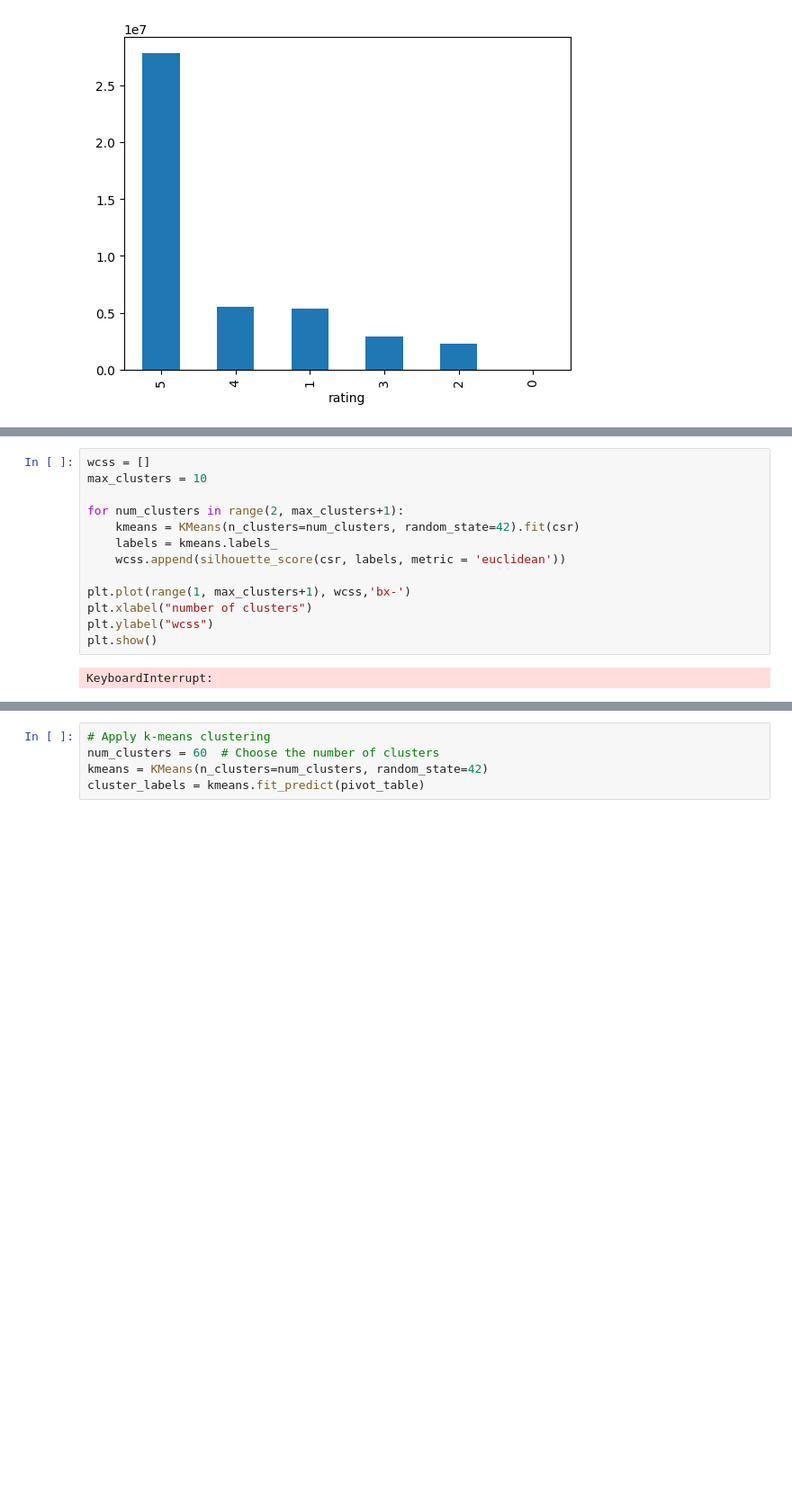
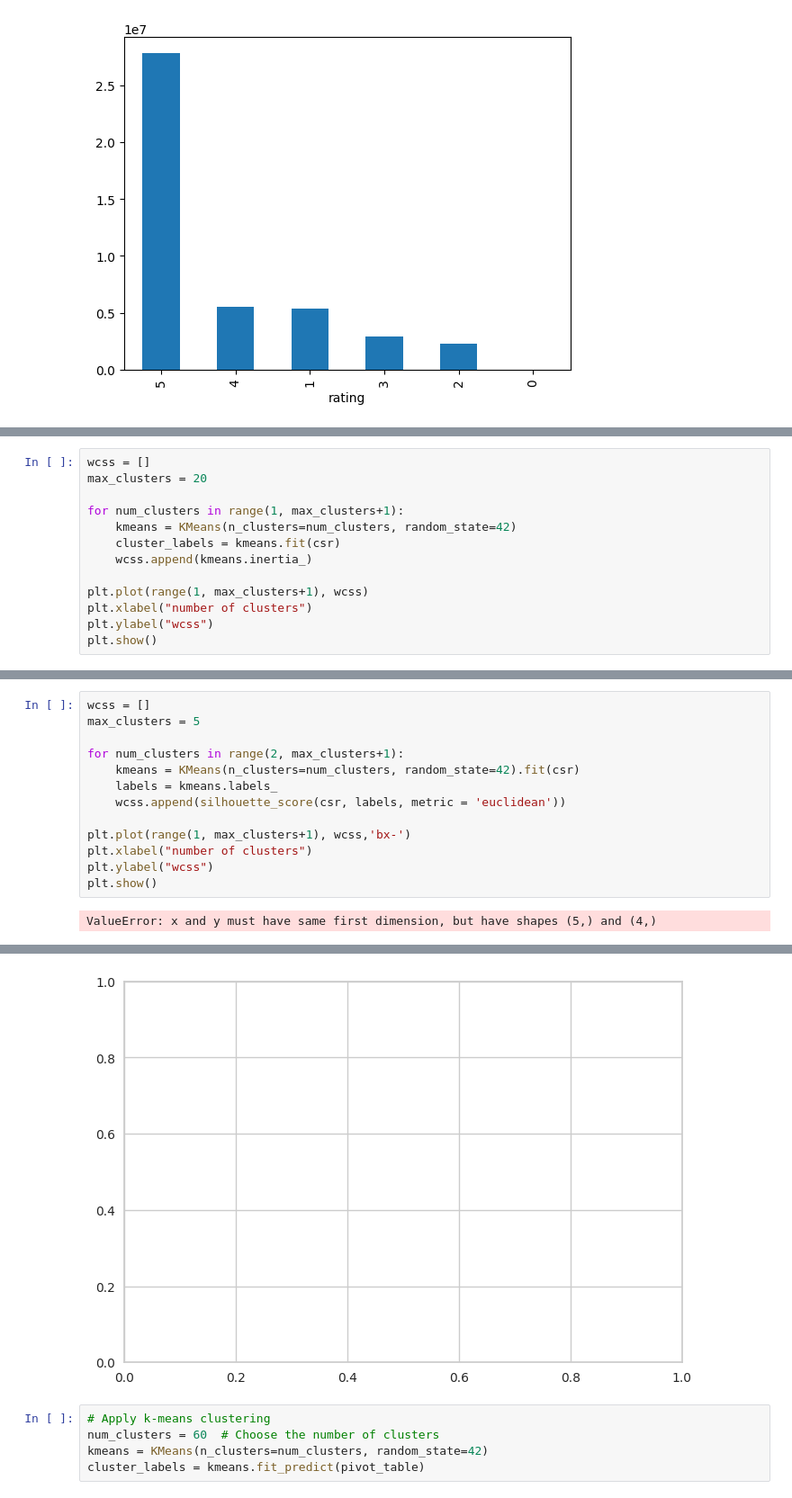
Before and after one commit to amiraliamjadi/AIcasestudy, a Jupyter notebook: main project.ipynb, the cells around one changed output, grey strips where cells are left out. Shown at 90% size. Drawn from its saved outputs; the diff is of its cells as text; blank space fills up the shorter version.

```diff
--- a/main project.ipynb
+++ b/main project.ipynb
@@ -90,0 +98,13 @@ plt.show()
+# %%
+wcss = []
+max_clusters = 20
+
+for num_clusters in range(1, max_clusters+1):
+    kmeans = KMeans(n_clusters=num_clusters, random_state=42)
+    cluster_labels = kmeans.fit(csr)
+    wcss.append(kmeans.inertia_)
+
+plt.plot(range(1, max_clusters+1), wcss)
+plt.xlabel("number of clusters")
+plt.ylabel("wcss")
+plt.show()
@@ -91,6 +180,6 @@ plt.show()
 # %%
 wcss = []
-max_clusters = 10
+max_clusters = 5
 
 for num_clusters in range(2, max_clusters+1):
     kmeans = KMeans(n_clusters=num_clusters, random_state=42).fit(csr)
@@ -102,4 +191,4 @@ plt.xlabel("number of clusters")
 plt.ylabel("wcss")
 plt.show()
 # %% [output]
-KeyboardInterrupt:
+ValueError: x and y must have same first dimension, but have shapes (5,) and (4,)
@@ -106,3 +212,4 @@ KeyboardInterrupt:
+[figure, added]
 # %%
 # Apply k-means clustering
 num_clusters = 60  # Choose the number of clusters
```
Also changed, not shown: parts of 15 cells of this notebook.
